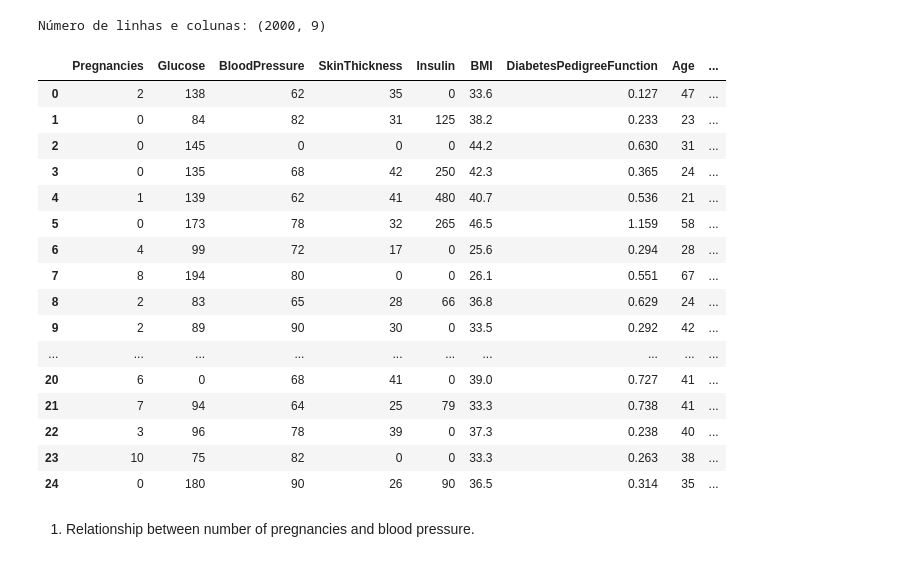
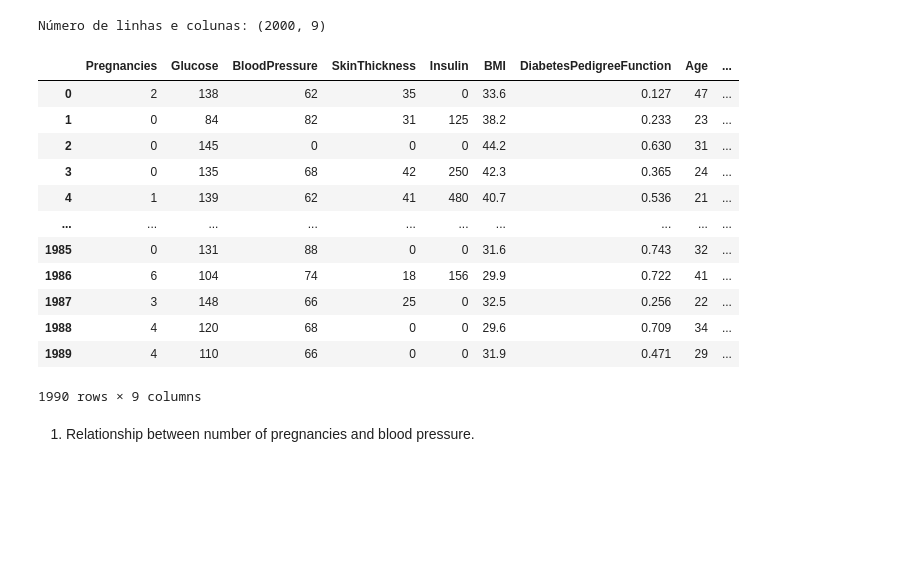
Before and after one commit to AnaBeatrizTavaresMalheiro/Data-analytics, a Jupyter notebook: linear_regression.ipynb, the cells around one changed output. Drawn from its saved outputs; the diff is of its cells as text; code cells hidden in the pictures; blank space fills up the shorter version.

```diff
--- a/linear_regression.ipynb
+++ b/linear_regression.ipynb
@@ -4,29 +4,26 @@ import numpy as np
 from sklearn.linear_model import LinearRegression
 import matplotlib.pyplot as plt
 from sklearn import datasets
-data = pd.read_csv('dataset/diabetes-dataset.csv', header=(0))
-print("Número de linhas e colunas:",data.shape)
-data.dropna()
-data.head(25)
-# %% [output]
-Número de linhas e colunas: (2000, 9)
-|  | Pregnancies | Glucose | BloodPressure | SkinThickness | Insulin | BMI | DiabetesPedigreeFunction | Age | ... |
-| 0 | 2 | 138 | 62 | 35 | 0 | 33.6 | 0.127 | 47 | ... |
-| 1 | 0 | 84 | 82 | 31 | 125 | 38.2 | 0.233 | 23 | ... |
-| 2 | 0 | 145 | 0 | 0 | 0 | 44.2 | 0.630 | 31 | ... |
-| 3 | 0 | 135 | 68 | 42 | 250 | 42.3 | 0.365 | 24 | ... |
-| 4 | 1 | 139 | 62 | 41 | 480 | 40.7 | 0.536 | 21 | ... |
-| 5 | 0 | 173 | 78 | 32 | 265 | 46.5 | 1.159 | 58 | ... |
-| 6 | 4 | 99 | 72 | 17 | 0 | 25.6 | 0.294 | 28 | ... |
-| 7 | 8 | 194 | 80 | 0 | 0 | 26.1 | 0.551 | 67 | ... |
-| 8 | 2 | 83 | 65 | 28 | 66 | 36.8 | 0.629 | 24 | ... |
-| 9 | 2 | 89 | 90 | 30 | 0 | 33.5 | 0.292 | 42 | ... |
-| ... | ... | ... | ... | ... | ... | ... | ... | ... | ... |
-| 20 | 6 | 0 | 68 | 41 | 0 | 39.0 | 0.727 | 41 | ... |
-| 21 | 7 | 94 | 64 | 25 | 79 | 33.3 | 0.738 | 41 | ... |
-| 22 | 3 | 96 | 78 | 39 | 0 | 37.3 | 0.238 | 40 | ... |
-| 23 | 10 | 75 | 82 | 0 | 0 | 33.3 | 0.263 | 38 | ... |
-| 24 | 0 | 180 | 90 | 26 | 90 | 36.5 | 0.314 | 35 | ... |
+# %%
+data = pd.read_csv('dataset/diabetes-dataset.csv', header=(0))
+print("Número de linhas e colunas:",data.shape)
+data.dropna()
+data.head(-10)
+# %% [output]
+Número de linhas e colunas: (2000, 9)
+|  | Pregnancies | Glucose | BloodPressure | SkinThickness | Insulin | BMI | DiabetesPedigreeFunction | Age | ... |
+| 0 | 2 | 138 | 62 | 35 | 0 | 33.6 | 0.127 | 47 | ... |
+| 1 | 0 | 84 | 82 | 31 | 125 | 38.2 | 0.233 | 23 | ... |
+| 2 | 0 | 145 | 0 | 0 | 0 | 44.2 | 0.630 | 31 | ... |
+| 3 | 0 | 135 | 68 | 42 | 250 | 42.3 | 0.365 | 24 | ... |
+| 4 | 1 | 139 | 62 | 41 | 480 | 40.7 | 0.536 | 21 | ... |
+| ... | ... | ... | ... | ... | ... | ... | ... | ... | ... |
+| 1985 | 0 | 131 | 88 | 0 | 0 | 31.6 | 0.743 | 32 | ... |
+| 1986 | 6 | 104 | 74 | 18 | 156 | 29.9 | 0.722 | 41 | ... |
+| 1987 | 3 | 148 | 66 | 25 | 0 | 32.5 | 0.256 | 22 | ... |
+| 1988 | 4 | 120 | 68 | 0 | 0 | 29.6 | 0.709 | 34 | ... |
+| 1989 | 4 | 110 | 66 | 0 | 0 | 31.9 | 0.471 | 29 | ... |
+1990 rows × 9 columns
 # %% [markdown]
 1) Relationship between number of pregnancies and blood pressure.
 # %%
```
Also changed, not shown: parts of 7 cells of this notebook.
